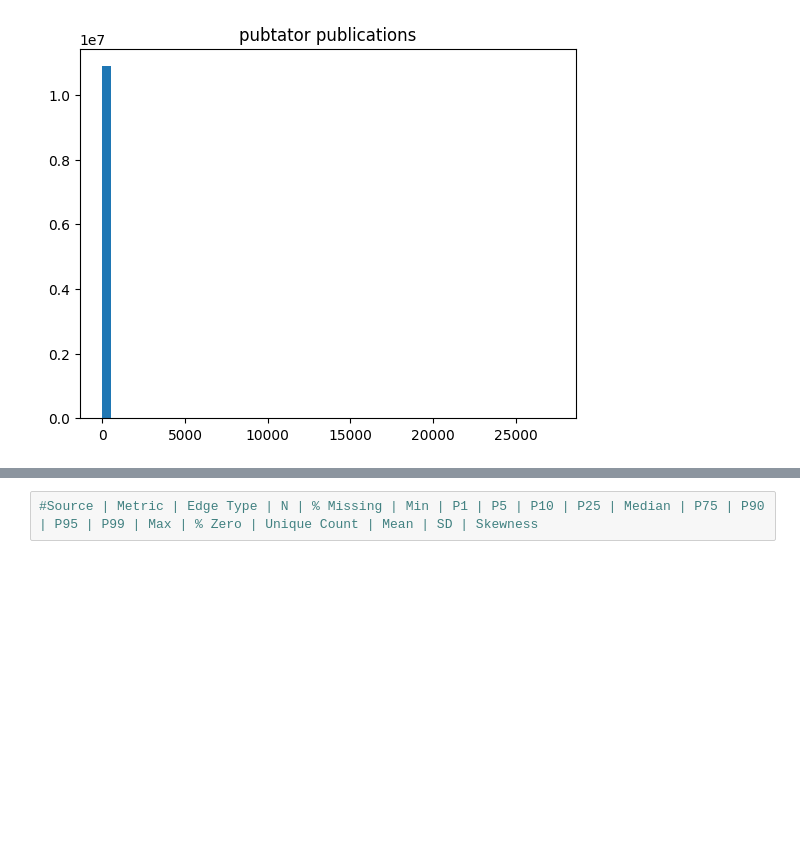
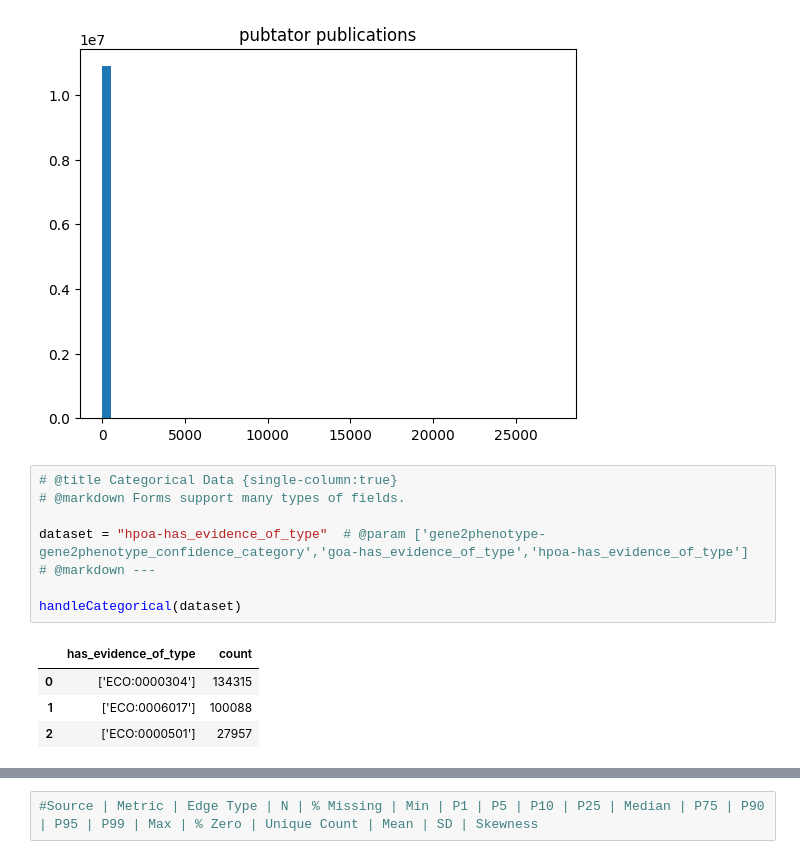
Before and after one commit to DnlRKorn/histogram_for_sept26_hackathon, a Jupyter notebook: make_hist_from_data.ipynb, the cells around one changed output, grey strips where cells are left out. Cells and saved outputs as stored; diff of their text form; blank space fills up the shorter version.

```diff
--- a/make_hist_from_data.ipynb
+++ b/make_hist_from_data.ipynb
@@ -147,3 +147,16 @@ Absent Cnt:0
 | 42 | ('gene or gene product', 'treats ... | 54026 | 0 | 1 | 1.0 | 7389 | 6.999019 | 64.808908 |
 | 43 | ('gene or gene product', 'treats ... | 3 | 0 | 1 | 1.0 | 2 | 1.333333 | 0.577350 |
 [figure]
+# %%
+# @title Categorical Data {single-column:true}
+# @markdown Forms support many types of fields.
+
+dataset = "hpoa-has_evidence_of_type"  # @param ['gene2phenotype-gene2phenotype_confidence_category','goa-has_evidence_of_type','hpoa-has_evidence_of_type']
+# @markdown ---
+
+handleCategorical(dataset)
+# %% [output]
+|  | has_evidence_of_type | count |
+| 0 | ['ECO:0000304'] | 134315 |
+| 1 | ['ECO:0006017'] | 100088 |
+| 2 | ['ECO:0000501'] | 27957 |
```
Also changed, not shown: parts of 3 cells of this notebook.
